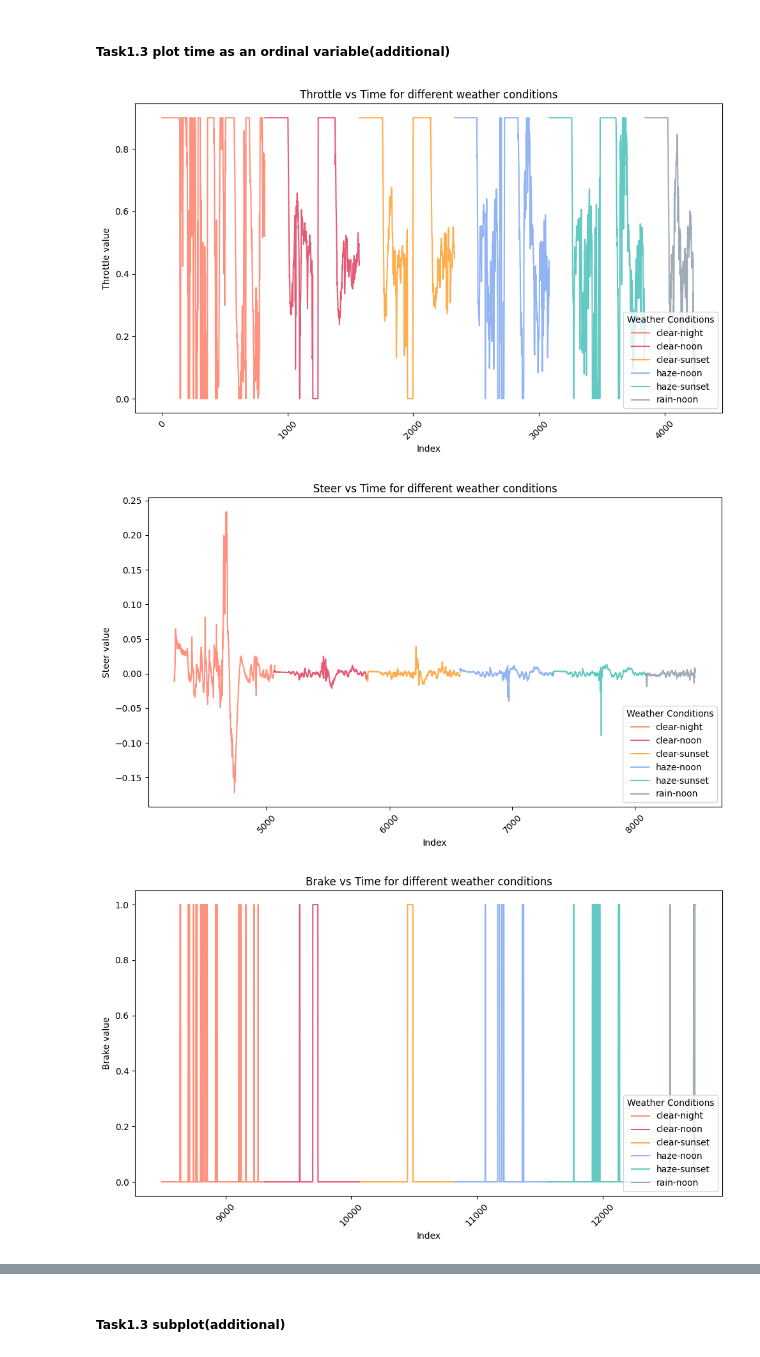
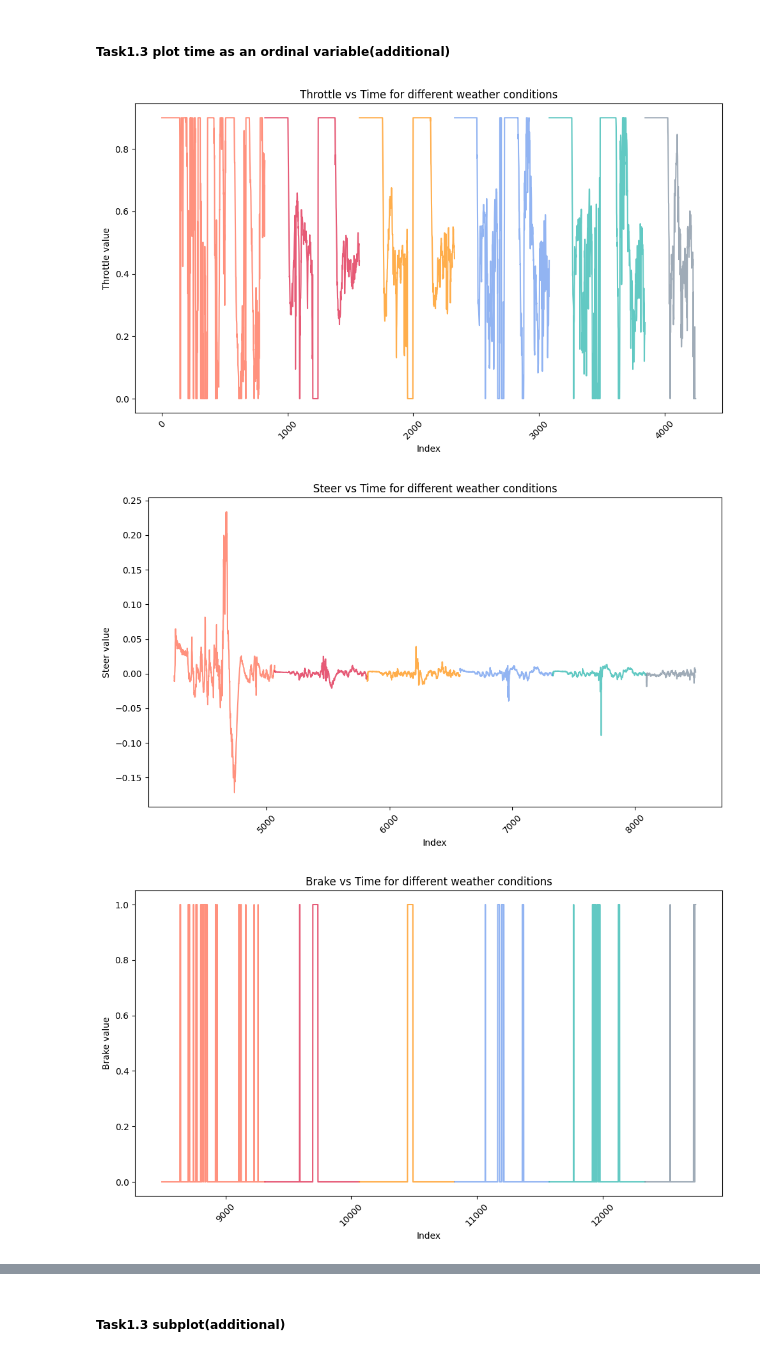
Before and after one commit to CCHST/Mini-Project-1-Safety-Analysis-of-Autonomous-Vehicles, a Jupyter notebook: Task.ipynb, the cells around one changed output, grey strips where cells are left out. Cells and saved outputs as stored; diff of their text form; code cells hidden in the pictures.

```diff
--- a/Task.ipynb
+++ b/Task.ipynb
@@ -213,26 +215,26 @@ From these points, it can be inferred that an accident occurred under the **`rai
 # %%
 offset = 0
 
 for feature in features:
     plt.figure(figsize=(10, 6))
     plt.title(f"{feature.capitalize()} vs Time for different weather conditions")
     plt.xlabel("Index")
     plt.ylabel(f"{feature.capitalize()} value")
 
     for i, (scenario, color) in enumerate(zip(scenarios, colors)):
         df = None
         for file_type in csvs:
             key = f"{scenario}_{file_type}"
             df = dfs.get(key)
             if df is not None and feature in df.columns:
                 plt.plot(df.index + offset, df[feature], label=scenario, color=color, alpha=0.7)
                 offset += len(df)
 
     plt.xticks(rotation=45)
-    plt.legend(title="Weather Conditions", loc='lower right')
+    # plt.legend(title="Weather Conditions", loc='lower right')
     plt.tight_layout()
     plt.show()
 # %% [output]
-[figure, old version]
+[figure, new version]
-[figure, old version]
+[figure, new version]
-[figure, old version]
+[figure, new version]
```
Also changed, not shown: parts of 17 cells of this notebook.
